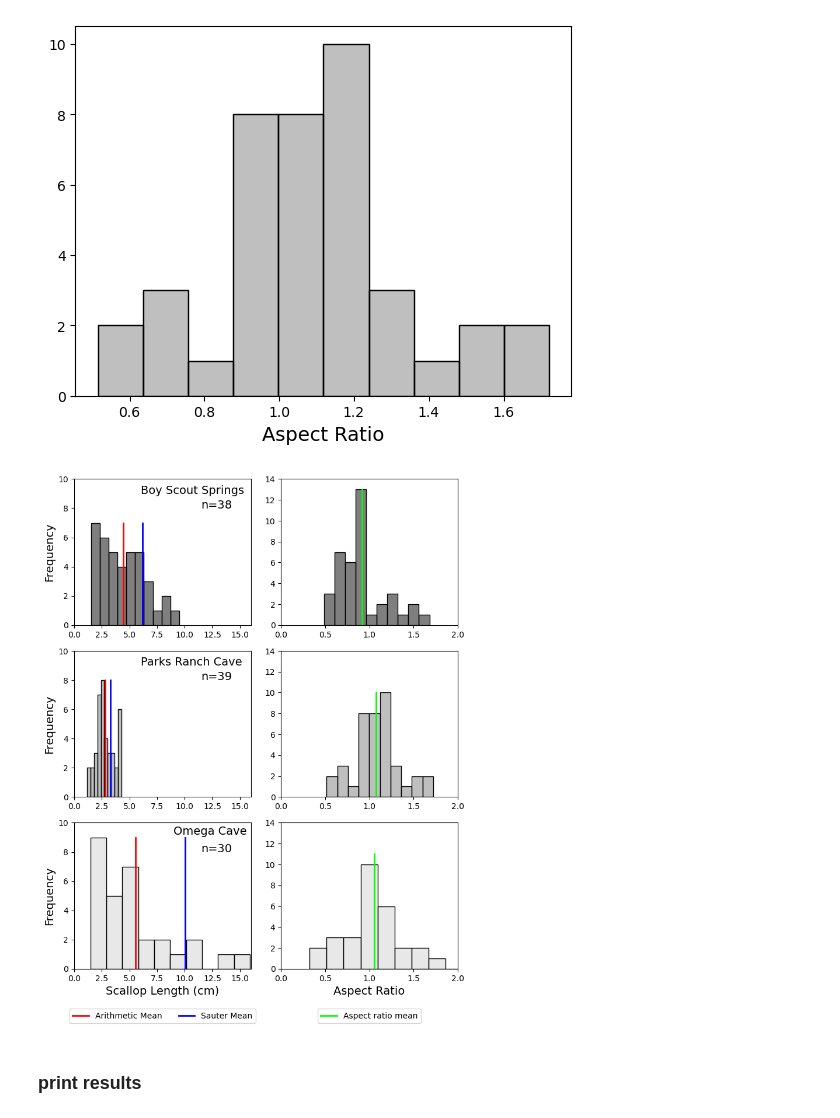
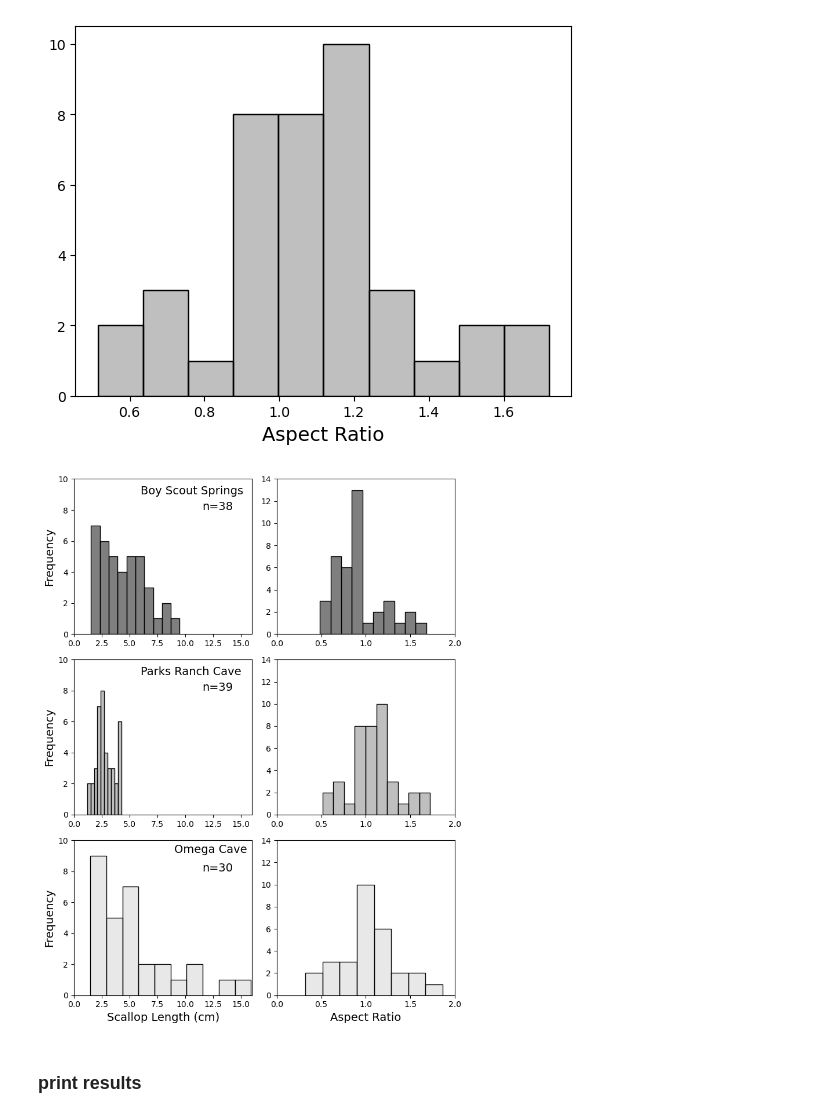
Before and after one commit to ethanoleson/Scallop_code, a Jupyter notebook: Scallop Measurements/scallop_measurements.ipynb, the cells around one changed output. Cells and saved outputs as stored; diff of their text form; code cells hidden in the pictures.

Commit message:
update plots

```diff
--- a/Scallop Measurements/scallop_measurements.ipynb
+++ b/Scallop Measurements/scallop_measurements.ipynb
@@ -86,8 +86,8 @@ parks_ranch_aspect_ratio =  parks_ranch['aspect_ratio'].mean()
 
 #Boy Scout Springs
 sns.histplot(boy_scout, x = boy_scout['L(Downstream)'], bins=10, color= 'black', alpha = 0.5, ax= axes[0,0])
-axes[0,0].plot([bss_a_mean, bss_a_mean], [0, 7], linewidth = 2, color = 'red', label = 'Arithmetic Mean')
-axes[0,0].plot([bss_s_mean, bss_s_mean], [0, 7], linewidth = 2, color = 'blue', label = 'Sauter Mean')
+#axes[0,0].plot([bss_a_mean, bss_a_mean], [0, 7], linewidth = 2, color = 'red', label = 'Arithmetic Mean')
+#axes[0,0].plot([bss_s_mean, bss_s_mean], [0, 7], linewidth = 2, color = 'blue', label = 'Sauter Mean')
 axes[0,0].text(11.5, 8, 'n=38', fontsize = 14)
 axes[0,0].text(6, 9, 'Boy Scout Springs', fontsize = 14)
 axes[0,0].set_ylabel('Frequency', fontsize = 14)
@@ -97,7 +97,7 @@ axes[0,0].set_ylim(0,10)
 #axes[0,0].legend()
 
 sns.histplot(boy_scout, x= boy_scout['aspect_ratio'], bins = 10,  color= 'black', alpha = 0.5, ax =axes[0,1])
-axes[0,1].plot([bss_aspect_ratio, bss_aspect_ratio], [0,13], linewidth = 2, color = 'lime', label = 'Aspect ratio mean')
+#axes[0,1].plot([bss_aspect_ratio, bss_aspect_ratio], [0,13], linewidth = 2, color = 'lime', label = 'Aspect ratio mean')
 axes[0,1].set_xlabel('')
 axes[0,1].set_ylabel('')
 axes[0,1].set_xlim(0,2)
@@ -105,8 +105,8 @@ axes[0,1].set_ylim(0,14)
 
 #Parks Ranch Cave
 sns.histplot(parks_ranch, x = parks_ranch['L(Downstream)'], bins=10, color= 'gray', alpha = 0.5, ax = axes[1,0])
-axes[1,0].plot([prc_a_mean, prc_a_mean], [0, 8], linewidth = 2, color = 'red', label = 'Arithmetic Mean')
-axes[1,0].plot([prc_s_mean, prc_s_mean], [0, 8], linewidth = 2, color = 'blue', label = 'Sauter Mean')
+#axes[1,0].plot([prc_a_mean, prc_a_mean], [0, 8], linewidth = 2, color = 'red', label = 'Arithmetic Mean')
+#axes[1,0].plot([prc_s_mean, prc_s_mean], [0, 8], linewidth = 2, color = 'blue', label = 'Sauter Mean')
 axes[1,0].text(6, 9, 'Parks Ranch Cave', fontsize = 14)
 axes[1,0].text(11.5, 8, 'n=39', fontsize = 14)
 axes[1,0].set_ylabel('Frequency', fontsize = 14)
@@ -115,40 +115,40 @@ axes[1,0].set_xlim(0,16)
 axes[1,0].set_ylim(0,10)
 
 
 sns.histplot(parks_ranch, x= parks_ranch['aspect_ratio'], bins = 10, color= 'gray', alpha = 0.5, ax = axes[1,1])
-axes[1,1].plot([parks_ranch_aspect_ratio, parks_ranch_aspect_ratio], [0,10], linewidth = 2, color = 'lime', label = 'Aspect ratio mean')
+#axes[1,1].plot([parks_ranch_aspect_ratio, parks_ranch_aspect_ratio], [0,10], linewidth = 2, color = 'lime', label = 'Aspect ratio mean')
 axes[1,1].set_xlabel('')
 axes[1,1].set_ylabel('')
 axes[1,1].set_xlim(0,2)
 axes[1,1].set_ylim(0,14)
 ## Omega Cave
 
 sns.histplot(omega, x = omega['L(Downstream)'], bins = 10, color= 'lightgray', alpha = 0.5, ax = axes[2,0])
 axes[2,0].set_xlabel('Scallop Length (cm)', fontsize = 14)
 axes[2,0].set_ylabel('Frequency', fontsize = 14)
 axes[2,1].set_xlabel('Aspect Ratio', fontsize =14)
-axes[2,0].plot([omega_a_mean, omega_a_mean], [0, 9], linewidth = 2, color = 'red', label = 'Arithmetic Mean')
-axes[2,0].plot([omega_s_mean, omega_s_mean], [0, 9], linewidth = 2, color = 'blue', label = 'Sauter Mean')
+#axes[2,0].plot([omega_a_mean, omega_a_mean], [0, 9], linewidth = 2, color = 'red', label = 'Arithmetic Mean')
+#axes[2,0].plot([omega_s_mean, omega_s_mean], [0, 9], linewidth = 2, color = 'blue', label = 'Sauter Mean')
 axes[2,0].text(9,9.2, 'Omega Cave', fontsize = 14)
 axes[2,0].text(11.5,8, 'n=30', fontsize = 14)
 axes[2,0].set_xlim(0,16)
 axes[2,0].set_ylim(0,10)
 
 
 sns.histplot(omega, x =omega['aspect_ratio'], bins=10, color = 'lightgray', alpha = 0.5, ax =axes[2,1])
-axes[2,1].plot([omega_aspect_ratio, omega_aspect_ratio], [0,11], linewidth = 2, color = 'lime', label = 'Aspect ratio mean')
+#axes[2,1].plot([omega_aspect_ratio, omega_aspect_ratio], [0,11], linewidth = 2, color = 'lime', label = 'Aspect ratio mean')
 axes[2,1].set_xlim(0, 2)
 axes[2,1].set_ylabel('')
 axes[2,1].set_ylim(0,14)
 plt.tight_layout()
-axes[2,0].legend( loc = 'lower center',  bbox_to_anchor=(0.5, -0.4), ncol=2)
-axes[2,1].legend(loc = 'lower center', bbox_to_anchor=(0.5, -0.4))
+#axes[2,0].legend( loc = 'lower center',  bbox_to_anchor=(0.5, -0.4), ncol=2)
+#axes[2,1].legend(loc = 'lower center', bbox_to_anchor=(0.5, -0.4))
 plt.tight_layout()
 plt.savefig('scallop_measurements.png', dpi = 600 )
 
 plt.show()
 # %% [output]
-[figure, old version]
+[figure, new version]
 # %%
 
 omega_s, omegaP = scipy.shapiro(omega['L(Downstream)'])
```
Also changed, not shown: 3 other files.
